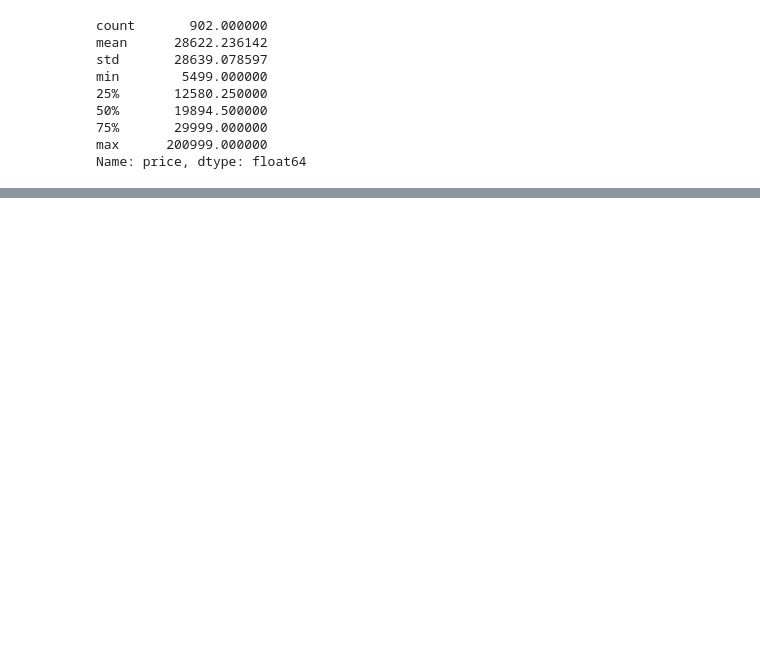
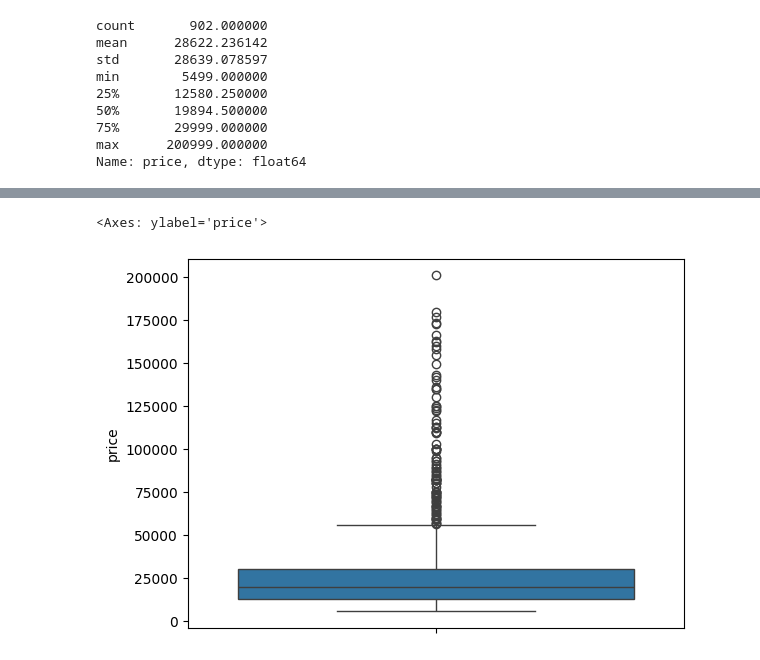
Before and after one commit to Apurba1903/phone_data_ws, a Jupyter notebook: smartprix_data_eda.ipynb, the cells around one changed output, grey strips where cells are left out. Drawn from its saved outputs; the diff is of its cells as text; code cells hidden in the pictures; blank space fills up the shorter version.

```diff
--- a/smartprix_data_eda.ipynb
+++ b/smartprix_data_eda.ipynb
@@ -61,0 +75,5 @@ Name: price, dtype: float64
+# %%
+sns.boxplot(df['price'])
+# %% [output]
+<Axes: ylabel='price'>
+[figure, added]
```
Also changed, not shown: parts of 21 cells of this notebook.
